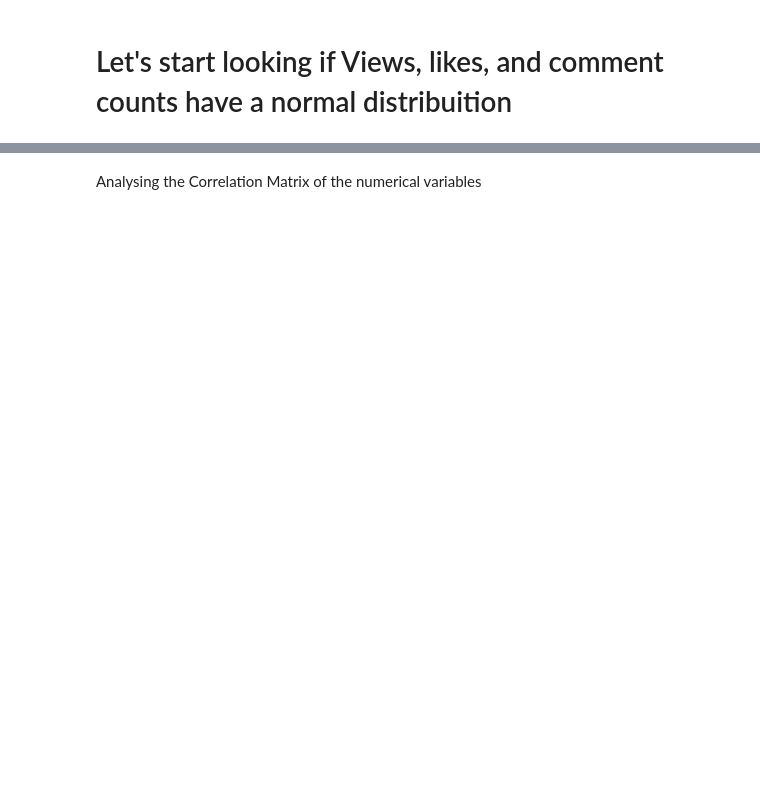
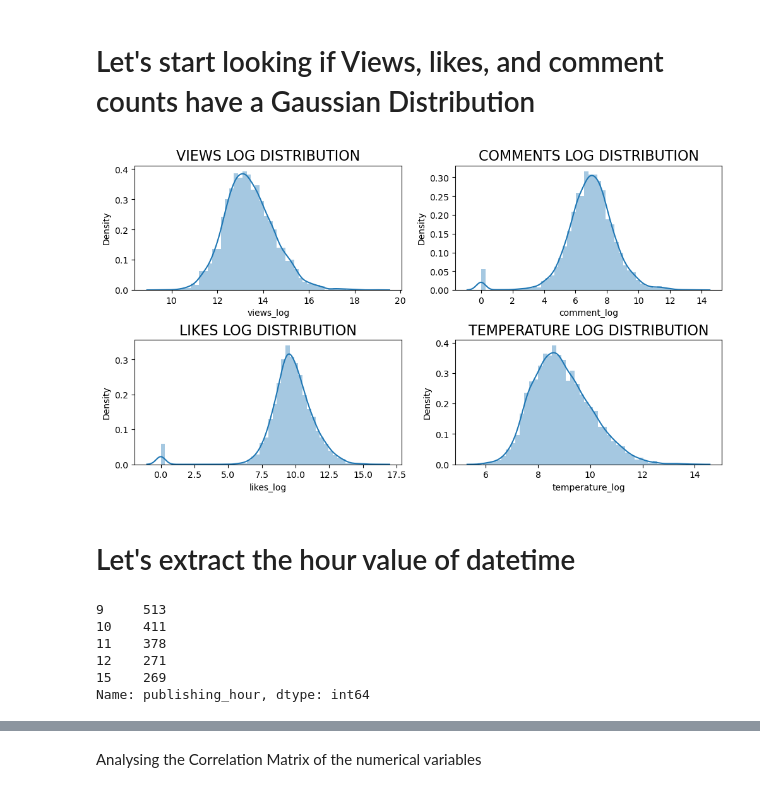
Before and after one commit to ThanhVinhTong/Youtube_Trending_Analysis, a Jupyter notebook: EDA.ipynb, the cells around one changed output, grey strips where cells are left out. Cells and saved outputs as stored; diff of their text form; code cells hidden in the pictures; blank space fills up the shorter version.

```diff
--- a/EDA.ipynb
+++ b/EDA.ipynb
@@ -10,5 +13,5 @@ from wordcloud import WordCloud, STOPWORDS
 # %%
-df_yout = pd.read_csv("/content/clean.csv")
+df_yout = pd.read_csv("./data/clean.csv")
 # %%
 print(df_yout.shape)
 print(df_yout.nunique())
@@ -19,23 +59,30 @@ print(df_yout.where(df_yout['category_id'] == 29).sum())
 # %% [markdown]
-# Let's start looking if Views, likes, and comment counts have a normal distribuition
+# Let's start looking if Views, likes, and comment counts have a Gaussian Distribution
+# %%
+df_yout['likes_log'] = np.log(df_yout['likes'] + 1)
+df_yout['views_log'] = np.log(df_yout['view_count'] + 1)
+df_yout['comment_log'] = np.log(df_yout['comment_count'] + 1)
+df_yout['temperature_log'] = np.log(df_yout['temperature'] + 1)
 # %%
-df_yout['likes_log'] = np.log(df_yout['likes'] + 1)
-df_yout['views_log'] = np.log(df_yout['view_count'] + 1)
-df_yout['comment_log'] = np.log(df_yout['comment_count'] + 1)
-
 plt.figure(figsize = (12,6))
 
 plt.subplot(221)
 g1 = sns.distplot(df_yout['views_log'])
 g1.set_title("VIEWS LOG DISTRIBUTION", fontsize=16)
 
 plt.subplot(223)
-g2 = sns.distplot(df_yout['likes_log'],color='green')
+g2 = sns.distplot(df_yout['likes_log'])
 g2.set_title('LIKES LOG DISTRIBUTION', fontsize=16)
 
 plt.subplot(222)
 g4 = sns.distplot(df_yout['comment_log'])
 g4.set_title("COMMENTS LOG DISTRIBUTION", fontsize=16)
 
+plt.subplot(224)
+g3 = sns.distplot(df_yout['temperature_log'])
+g3.set_title("TEMPERATURE LOG DISTRIBUTION", fontsize=16)
+
 plt.subplots_adjust(wspace = 0.2, hspace = 0.4,top = 0.9)
 plt.show()
+# %% [output]
+[figure, added]
@@ -50,0 +89,17 @@ print(df_yout['comment_count'].quantile([.01,.25,.5,.75,.99]))
+# %% [markdown]
+# Let's extract the hour value of datetime
+# %%
+hour = []
+for date in df_yout['published_at']:
+  tempHour = (date.split("T")[1].split(":"))[0]
+  hour.append(tempHour)
+df_yout['publishing_hour'] = hour
+df_yout['publishing_hour'] = df_yout['publishing_hour'].astype(int)
+print(df_yout['publishing_hour'].value_counts()[:5])
+# %% [output]
+9     513
+10    411
+11    378
+12    271
+15    269
+Name: publishing_hour, dtype: int64
```
Also changed, not shown: parts of 22 cells of this notebook, 4 other files.
